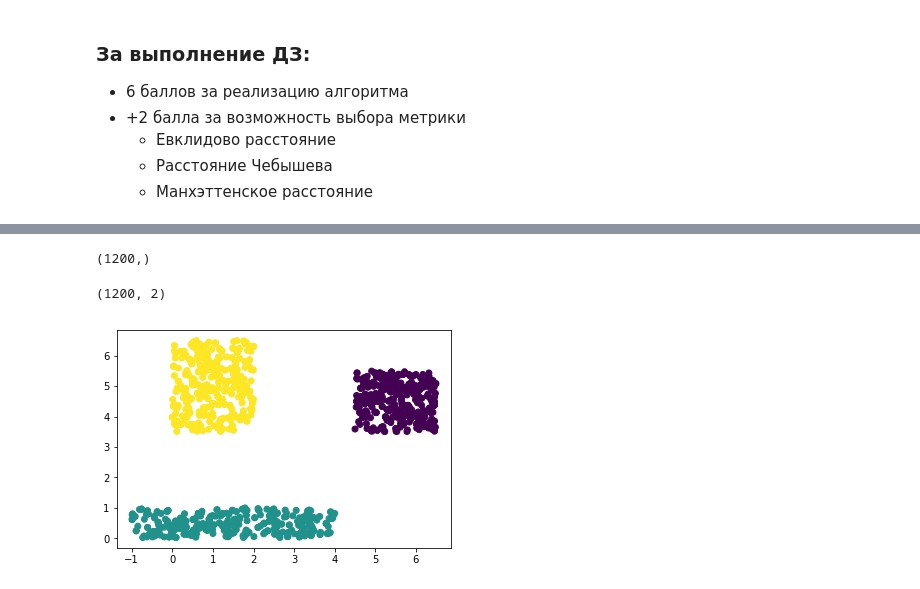
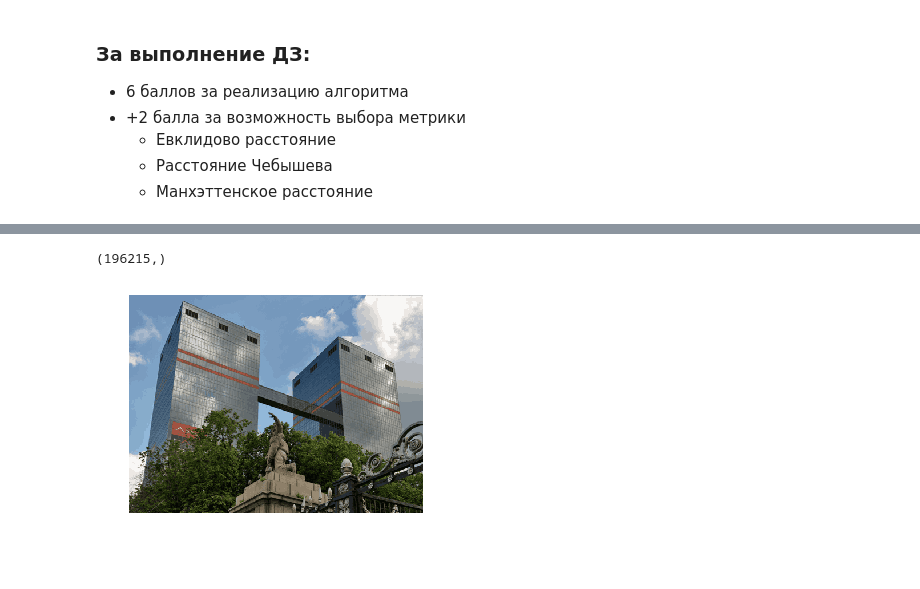
Before and after one commit to maks5507/IntroML, a Jupyter notebook: Lecture_3/clustering/k-means/K-Means_emp.ipynb, the cells around one changed output, grey strips where cells are left out. Cells and saved outputs as stored; diff of their text form; code cells hidden in the pictures.

```diff
--- a/Lecture_3/clustering/k-means/K-Means_emp.ipynb
+++ b/Lecture_3/clustering/k-means/K-Means_emp.ipynb
@@ -115,0 +153,2 @@ labels = model.fit(df)
+# %%
+imlabels = immodel.fit(data)
@@ -116,13 +173,16 @@ labels = model.fit(df)
 # %%
-labels.shape
+imlabels.shape
 # %% [output]
-(1200,)
+(196215,)
-# %%
-df.shape
-# %% [output]
-(1200, 2)
-# %%
-plt.scatter(df[0], df[1], c=labels)
-plt.show()
-# %% [output]
-[figure, removed]
+# %%
+new_image = []
+for cluster in imlabels:
+    new_image.append(immodel.centers[cluster])
+new_image = np.array(new_image).astype(np.uint8)
+new_image = new_image.reshape((image.shape[0],image.shape[1],3))
+# %%
+plt.axis("off")
+plt.imshow(new_image)
+plt.show()
+# %% [output]
+[figure, added]
```
Also changed, not shown: parts of 15 cells of this notebook.
